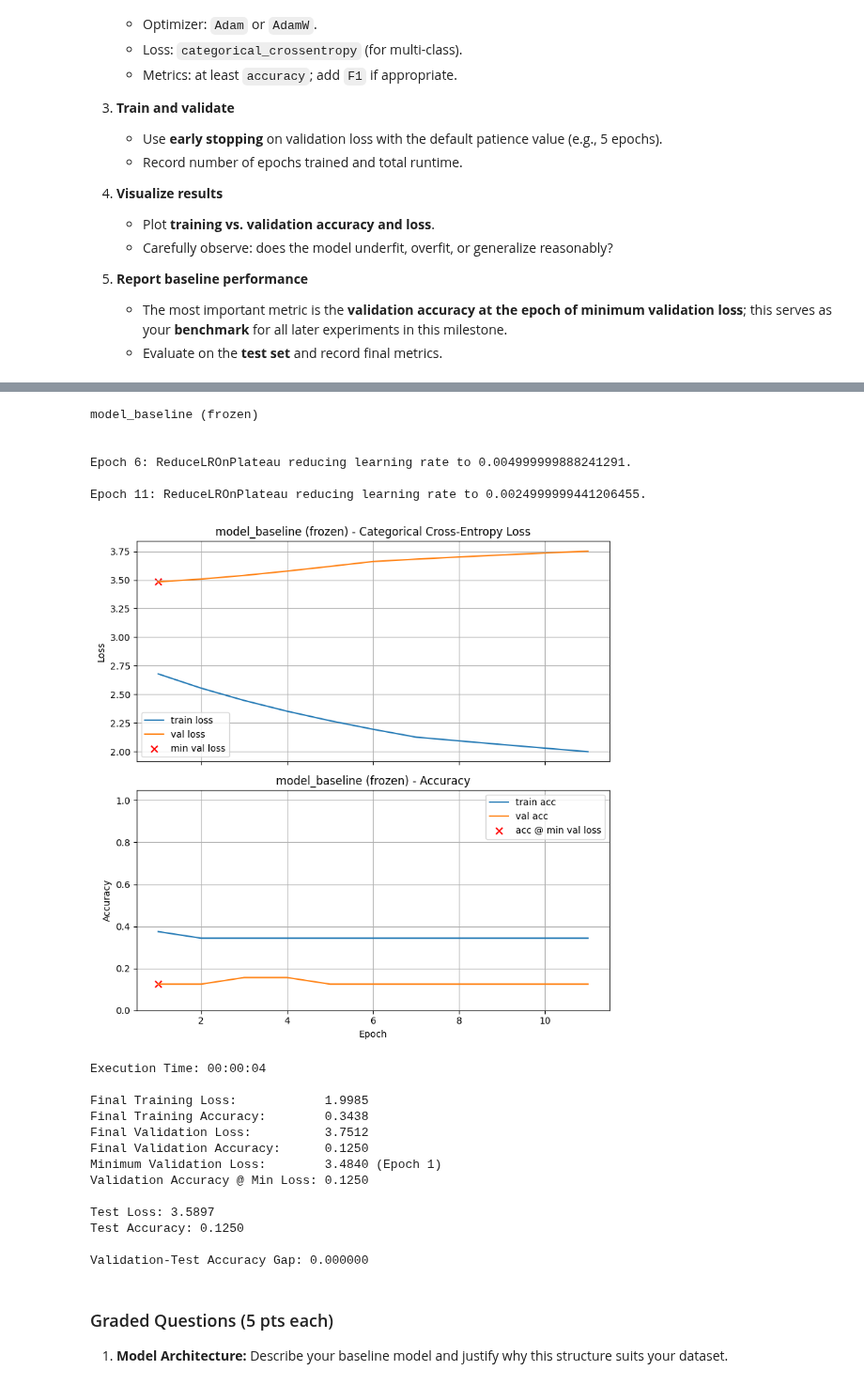
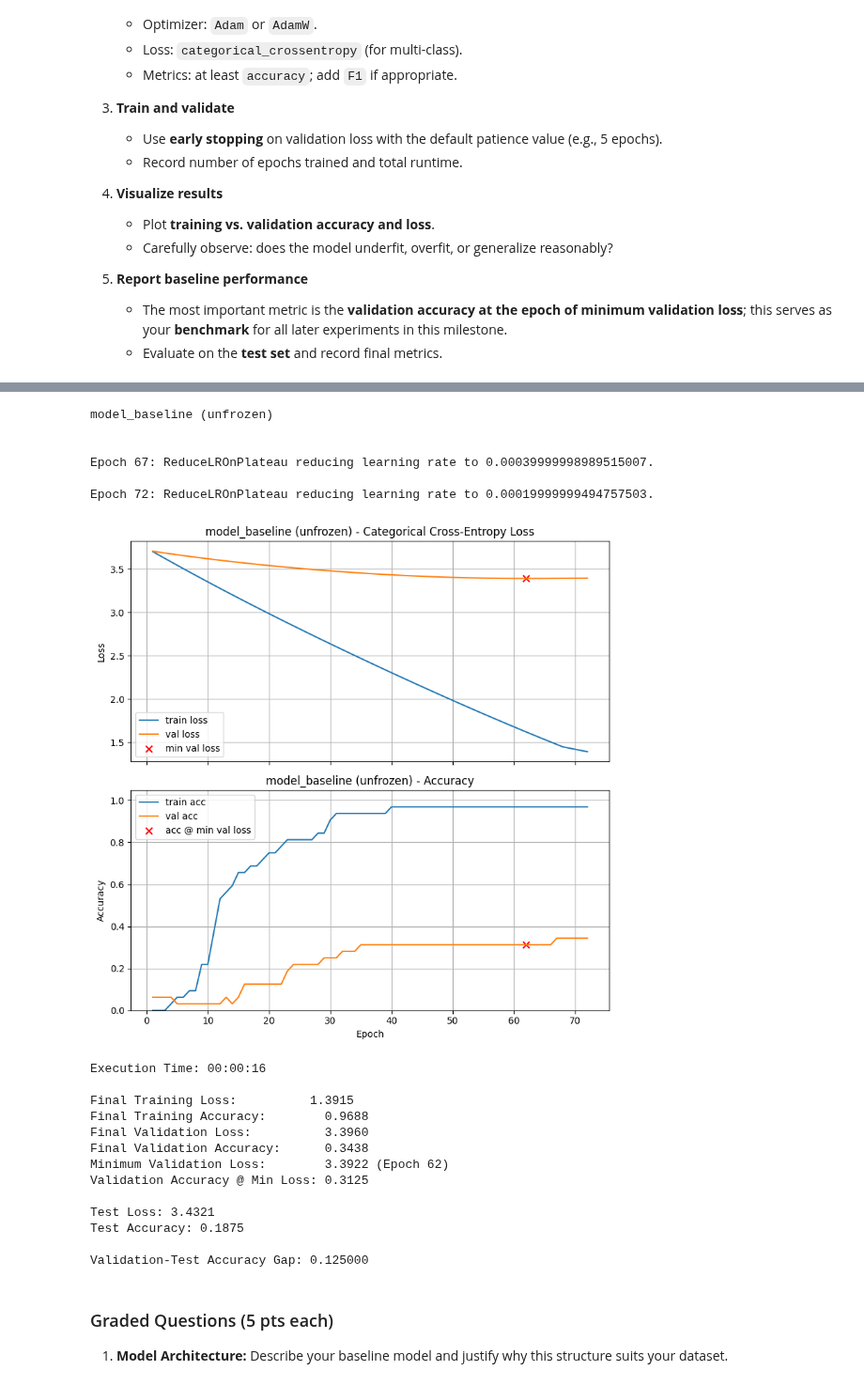
Before and after one commit to jtvon/Module-7-Assignments, a Jupyter notebook: Milestone_02.ipynb, the cells around one changed output, grey strips where cells are left out. Shown at 94% size. Saved outputs shown, nothing was run; the diff lists cells and outputs as text; code cells hidden in the pictures.

Commit message:
Progress on Basline model

```diff
--- a/Milestone_02.ipynb
+++ b/Milestone_02.ipynb
@@ -288,7 +288,7 @@ print(tmp["train"][0])
 # %%
 # Set max_length based on truncation analysis
 MAX_LENGTH = 57  # Max Text Length
-MAX_TOKENS = 20000  # Vocabulary size
+MAX_TOKENS = 100000  # Vocabulary size
 
 # Create TextVectorization layer
 text_vectorizer = TextVectorization(
@@ -774,7 +774,7 @@ reduce_lr = ReduceLROnPlateau(
 # Create an embedding matrix using GloVe embeddings
 training_vocabulary = text_vectorizer.get_vocabulary()
 training_vocabulary_size = len(training_vocabulary)
-embedding_dimension = 100  # GloVe 6B.100d has 100 dimensions
+embedding_dimension = 300
 
 # Create an empty embedding matrix
 embedding_matrix = np.zeros((training_vocabulary_size, embedding_dimension))
@@ -785,8 +785,13 @@ with open(f'/content/drive/MyDrive/glove.6B/glove.6B.{embedding_dimension}d.txt'
     for line in f:
         values = line.split()
         word = values[0]
-        coefs = np.asarray(values[1:], dtype='float32')
-        embeddings_index[word] = coefs
+        try:
+            coefs = np.asarray(values[1:], dtype='float32')
+            embeddings_index[word] = coefs
+        except ValueError:
+            # Skip lines that cause a ValueError (e.g., corrupted lines)
+            print(f"Skipping line due to parsing error: {line[:50]}...") # Optional: print a message for skipped lines
+            continue
 
 print(f'Found {len(embeddings_index)} word vectors.')
 
@@ -812,7 +818,7 @@ model_baseline_frozen = Sequential([
         output_dim = embedding_dimension,
         weights    = [embedding_matrix],
         mask_zero  = True,
-        trainable  = False
+        trainable  = True
     ),
     GlobalAveragePooling1D(),
     Dense(len(label_names), activation='softmax')
@@ -837,30 +843,30 @@ Model: "sequential_3"
-# %%
-# Now call the modified function with your tf.data.Datasets and class weights
-train_and_test(model_baseline_frozen,
-                  lr_schedule=1e-2,
-                  title="model_baseline (frozen)",
-                  callbacks=[reduce_lr])
-# %% [output]
-model_baseline (frozen)
-
-
-Epoch 6: ReduceLROnPlateau reducing learning rate to 0.004999999888241291.
-
-Epoch 11: ReduceLROnPlateau reducing learning rate to 0.0024999999441206455.
-[figure, removed]
-Execution Time: 00:00:04
-
-Final Training Loss:            1.9985
-Final Training Accuracy:        0.3438
-Final Validation Loss:          3.7512
-Final Validation Accuracy:      0.1250
-Minimum Validation Loss:        3.4840 (Epoch 1)
-Validation Accuracy @ Min Loss: 0.1250
-
-Test Loss: 3.5897
-Test Accuracy: 0.1250
-
-Validation-Test Accuracy Gap: 0.000000
+# %%
+train_and_test(model_baseline_frozen,
+                lr_schedule=8e-4,
+                title="model_baseline (unfrozen)",
+                # class_weight=class_weights,
+                callbacks=[reduce_lr])
+# %% [output]
+model_baseline (unfrozen)
+
+
+Epoch 67: ReduceLROnPlateau reducing learning rate to 0.00039999998989515007.
+
+Epoch 72: ReduceLROnPlateau reducing learning rate to 0.00019999999494757503.
+[figure, added]
+Execution Time: 00:00:16
+
+Final Training Loss:          1.3915
+Final Training Accuracy:        0.9688
+Final Validation Loss:          3.3960
+Final Validation Accuracy:      0.3438
+Minimum Validation Loss:        3.3922 (Epoch 62)
+Validation Accuracy @ Min Loss: 0.3125
+
+Test Loss: 3.4321
+Test Accuracy: 0.1875
+
+Validation-Test Accuracy Gap: 0.125000
 # %% [markdown]
 ### Graded Questions (5 pts each)
 
```
Also changed, not shown: parts of 9 cells of this notebook.
